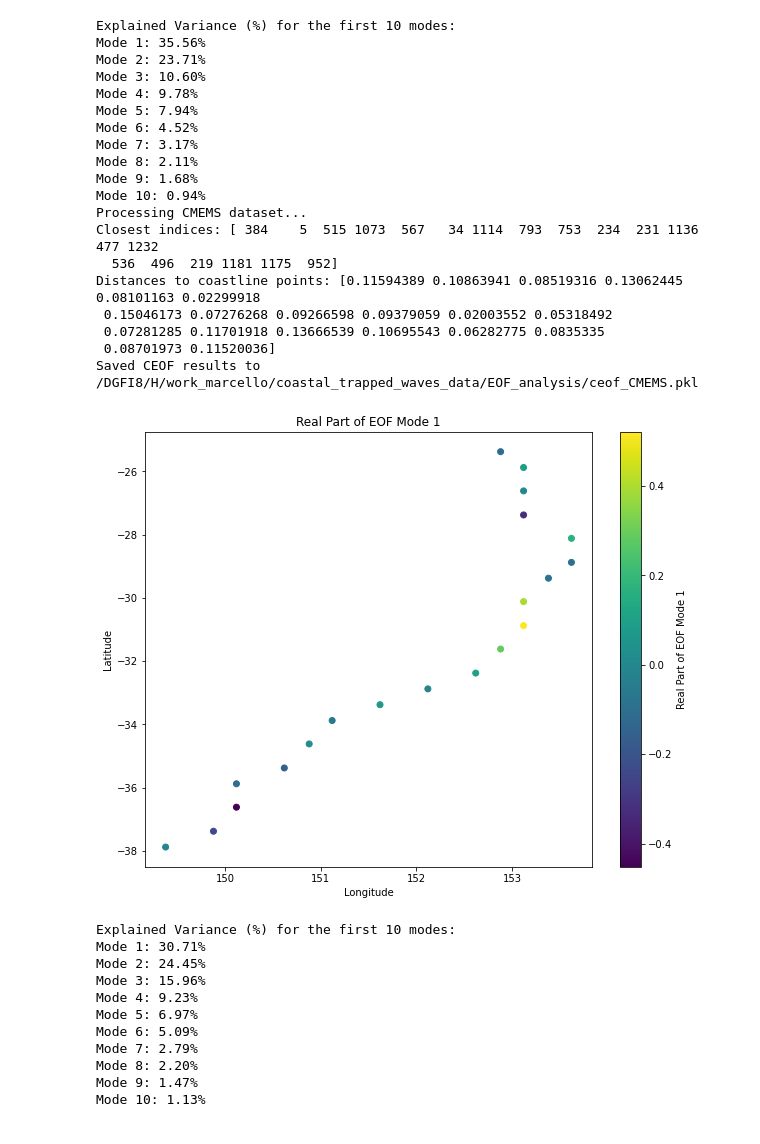
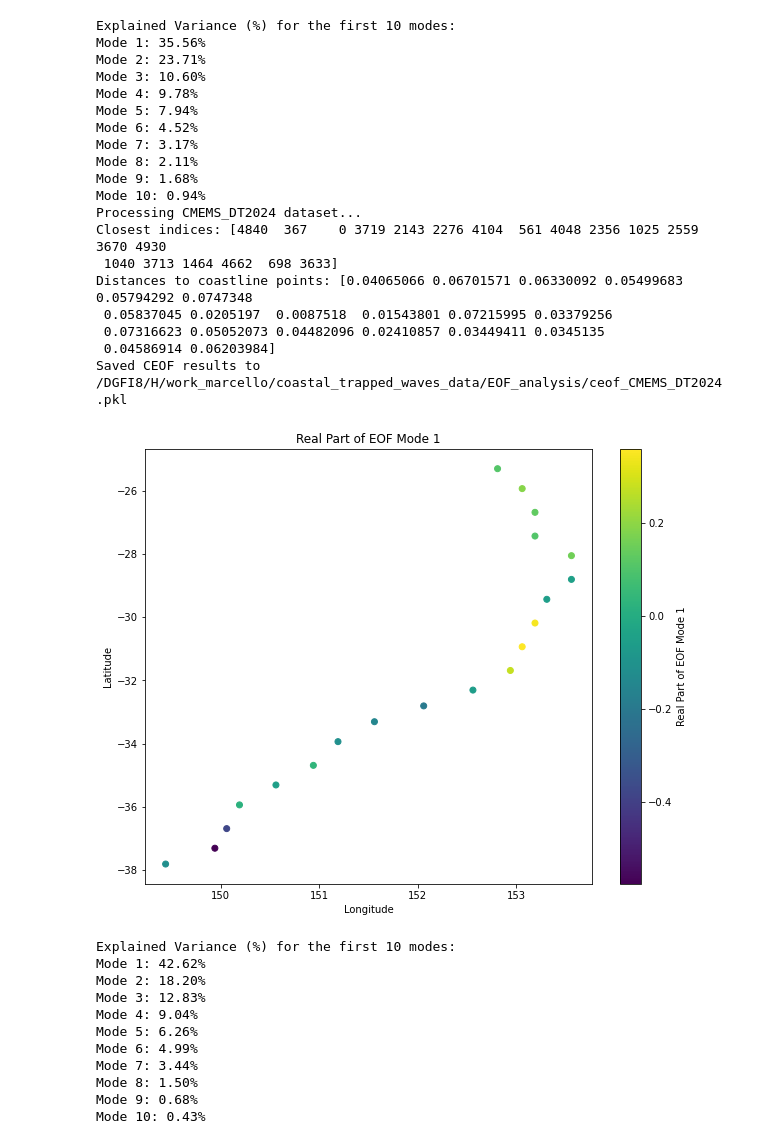
Before and after one commit to ne62rut/coastal_trapped_waves, a Jupyter notebook: EOF_analysis.ipynb, the cells around one changed output. Saved outputs shown, nothing was run; the diff lists cells and outputs as text; code cells hidden in the pictures.

```diff
--- a/EOF_analysis.ipynb
+++ b/EOF_analysis.ipynb
@@ -169,7 +169,7 @@ parallelogram = Polygon(parallelogram_vertices)
 base_dirs = {
     "BLUELINK": "/DGFI8/H/work_marcello/coastal_trapped_waves_data/filtered_grids_BLUELINK",
     "SWOT": "/DGFI8/H/work_marcello/coastal_trapped_waves_data/filtered_grids_SWOT",
-    "CMEMS": "/DGFI8/H/work_marcello/coastal_trapped_waves_data/filtered_grids_CMEMS"
+    "CMEMS_DT2024": "/DGFI8/H/work_marcello/coastal_trapped_waves_data/filtered_grids_CMEMS_DT2024"
 }
 
 # Output directory
@@ -218,53 +218,53 @@ Explained Variance (%) for the first 10 modes:
 Mode 1: 72.75%
 Mode 2: 17.13%
 Mode 3: 4.58%
 Mode 4: 2.36%
 Mode 5: 1.25%
 Mode 6: 0.84%
 Mode 7: 0.51%
 Mode 8: 0.28%
 Mode 9: 0.16%
 Mode 10: 0.13%
 Processing SWOT dataset...
 Closest indices: [ 839 3301 6223 3999 4384 5163 4842 2211 4750 4160 4470 7573 7354 1340
  4812 6318 2323 4199 5051 4959]
 Distances to coastline points: [0.03628611 0.04384093 0.071732   0.0493377  0.01692523 0.02555226
  0.04500979 0.03105297 0.03366281 0.02848839 0.0359151  0.02581477
  0.08343061 0.07072417 0.07645391 0.06037208 0.02544583 0.04432285
  0.0644175  0.08101668]
 Saved CEOF results to /DGFI8/H/work_marcello/coastal_trapped_waves_data/EOF_analysis/ceof_SWOT.pkl
 [figure]
 Explained Variance (%) for the first 10 modes:
 Mode 1: 35.56%
 Mode 2: 23.71%
 Mode 3: 10.60%
 Mode 4: 9.78%
 Mode 5: 7.94%
 Mode 6: 4.52%
 Mode 7: 3.17%
 Mode 8: 2.11%
 Mode 9: 1.68%
 Mode 10: 0.94%
-Processing CMEMS dataset...
-Closest indices: [ 384    5  515 1073  567   34 1114  793  753  234  231 1136  477 1232
-  536  496  219 1181 1175  952]
-Distances to coastline points: [0.11594389 0.10863941 0.08519316 0.13062445 0.08101163 0.02299918
- 0.15046173 0.07276268 0.09266598 0.09379059 0.02003552 0.05318492
- 0.07281285 0.11701918 0.13666539 0.10695543 0.06282775 0.0835335
- 0.08701973 0.11520036]
-Saved CEOF results to /DGFI8/H/work_marcello/coastal_trapped_waves_data/EOF_analysis/ceof_CMEMS.pkl
+Processing CMEMS_DT2024 dataset...
+Closest indices: [4840  367    0 3719 2143 2276 4104  561 4048 2356 1025 2559 3670 4930
+ 1040 3713 1464 4662  698 3633]
+Distances to coastline points: [0.04065066 0.06701571 0.06330092 0.05499683 0.05794292 0.0747348
+ 0.05837045 0.0205197  0.0087518  0.01543801 0.07215995 0.03379256
+ 0.07316623 0.05052073 0.04482096 0.02410857 0.03449411 0.0345135
+ 0.04586914 0.06203984]
+Saved CEOF results to /DGFI8/H/work_marcello/coastal_trapped_waves_data/EOF_analysis/ceof_CMEMS_DT2024.pkl
-[figure, old version]
+[figure, new version]
 Explained Variance (%) for the first 10 modes:
-Mode 1: 30.71%
-Mode 2: 24.45%
-Mode 3: 15.96%
-Mode 4: 9.23%
-Mode 5: 6.97%
-Mode 6: 5.09%
-Mode 7: 2.79%
-Mode 8: 2.20%
-Mode 9: 1.47%
-Mode 10: 1.13%
+Mode 1: 42.62%
+Mode 2: 18.20%
+Mode 3: 12.83%
+Mode 4: 9.04%
+Mode 5: 6.26%
+Mode 6: 4.99%
+Mode 7: 3.44%
+Mode 8: 1.50%
+Mode 9: 0.68%
+Mode 10: 0.43%
 # %%
 import pickle
 
```
Also changed, not shown: parts of 4 cells of this notebook, 2 other files.
